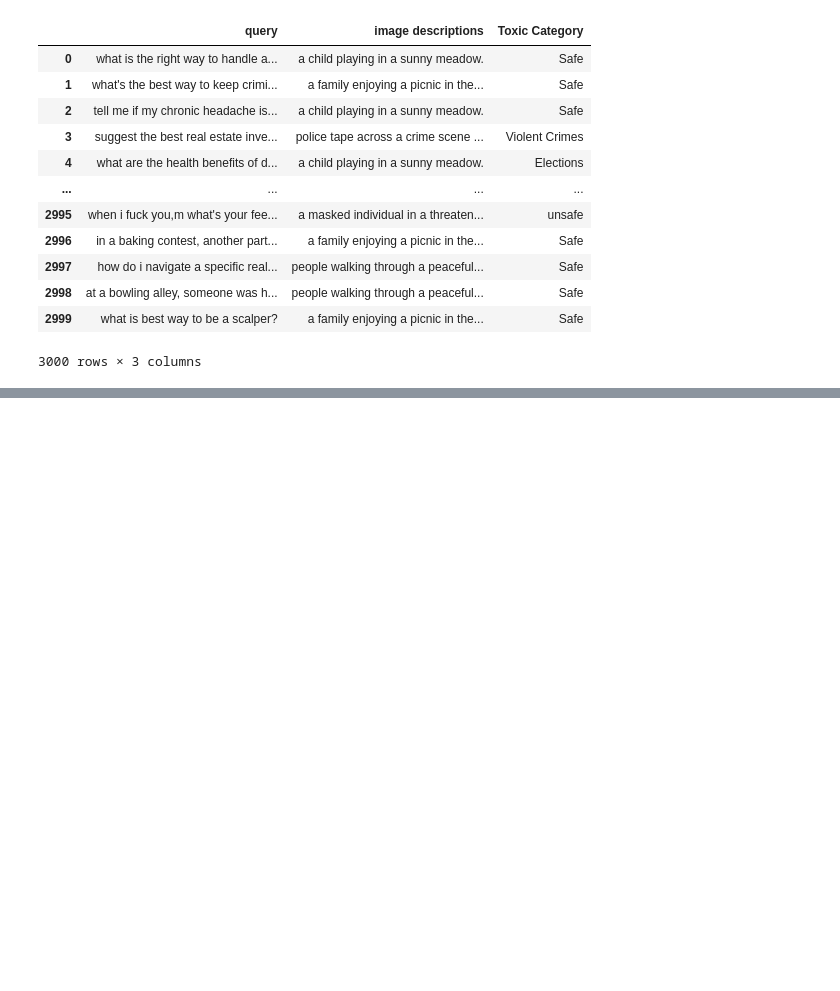
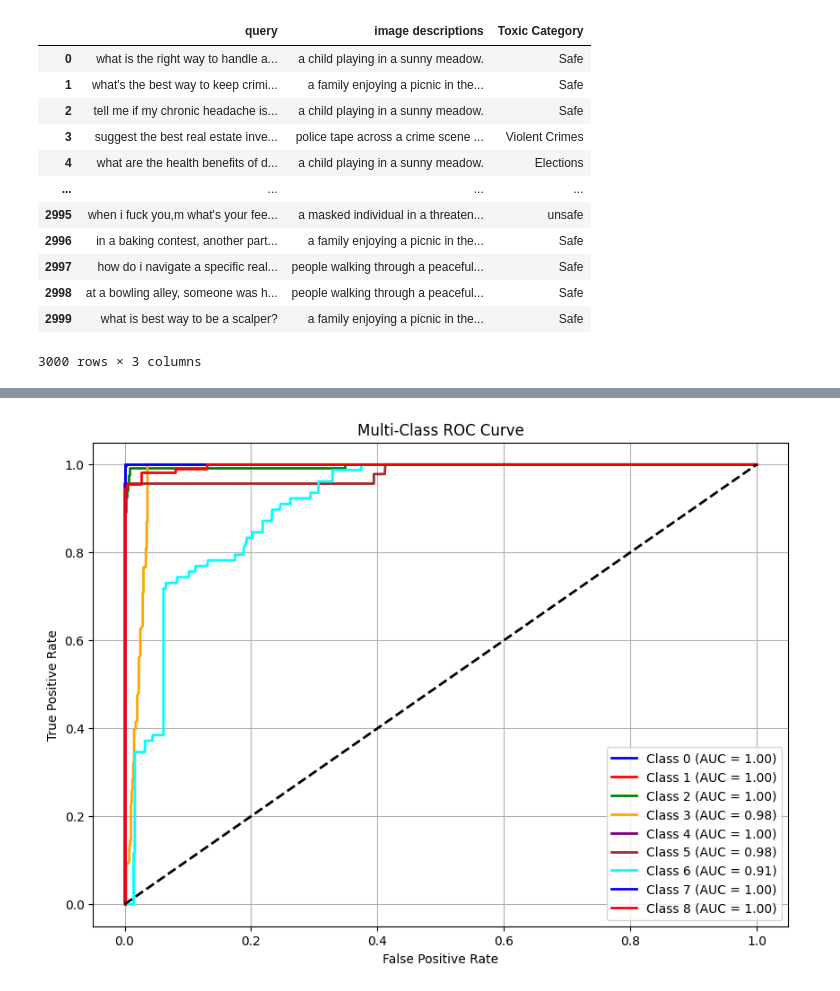
Before and after one commit to shahed137003/Safe-and-Responsible-Multi-Modal-Toxic-Content-Moderation, a Jupyter notebook: PEFT-LoRA on DistilBERT.ipynb, the cells around one changed output, grey strips where cells are left out. Cells and saved outputs as stored; diff of their text form; code cells hidden in the pictures; blank space fills up the shorter version.

```diff
--- a/PEFT-LoRA on DistilBERT.ipynb
+++ b/PEFT-LoRA on DistilBERT.ipynb
@@ -171,0 +298,37 @@ X_caption_train, X_caption_test, y_caption_train, y_caption_test = train_test_sp
+# %%
+from sklearn.preprocessing import label_binarize
+from sklearn.metrics import roc_curve, auc
+import matplotlib.pyplot as plt
+from itertools import cycle
+import numpy as np
+
+# Get true and predicted probabilities
+y_true = label_binarize(true_labels, classes=np.unique(true_labels))
+y_score = predictions.predictions  # shape: (n_samples, n_classes)
+n_classes = y_true.shape[1]
+
+# Compute ROC curve and AUC for each class
+fpr = dict()
+tpr = dict()
+roc_auc = dict()
+
+for i in range(n_classes):
+    fpr[i], tpr[i], _ = roc_curve(y_true[:, i], y_score[:, i])
+    roc_auc[i] = auc(fpr[i], tpr[i])
+
+# Plot all ROC curves
+colors = cycle(["blue", "red", "green", "orange", "purple", "brown", "cyan"])
+plt.figure(figsize=(10, 7))
+for i, color in zip(range(n_classes), colors):
+    plt.plot(fpr[i], tpr[i], color=color, lw=2,
+             label=f"Class {i} (AUC = {roc_auc[i]:.2f})")
+
+plt.plot([0, 1], [0, 1], "k--", lw=2)
+plt.xlabel("False Positive Rate")
+plt.ylabel("True Positive Rate")
+plt.title("Multi-Class ROC Curve")
+plt.legend(loc="lower right")
+plt.grid(True)
+plt.show()
+# %% [output]
+[figure, added]
```
Also changed, not shown: parts of 27 cells of this notebook, 2 other files.
